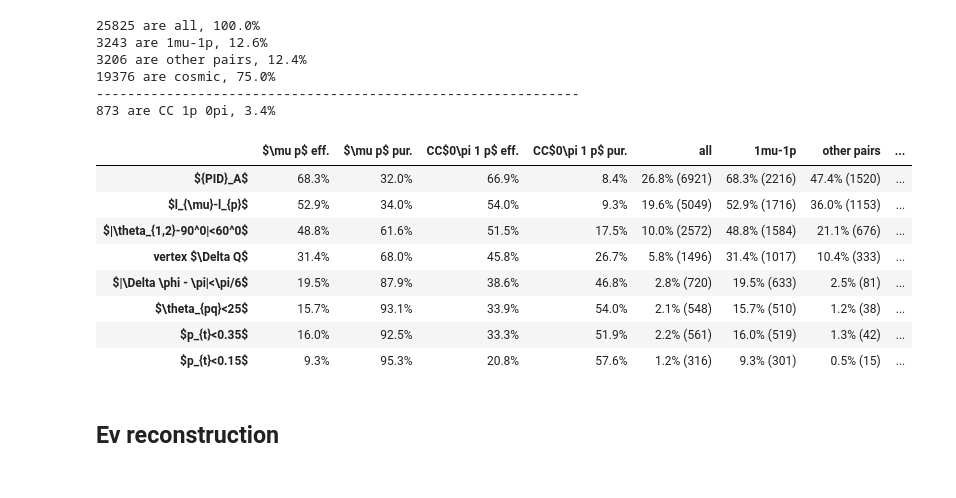
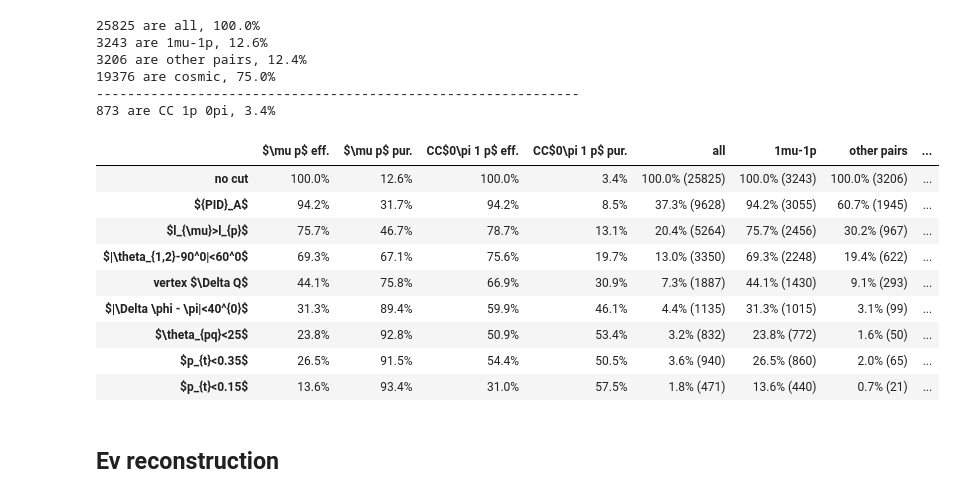
Before and after one commit to erezcoh4/AnalysisTreesInformation, a Jupyter notebook: CCQEPackage/notebooks/AnalysisReport/pairsEvReconstruction.ipynb, the cells around one changed output. Cells and saved outputs as stored; diff of their text form; code cells hidden in the pictures.

```diff
--- a/CCQEPackage/notebooks/AnalysisReport/pairsEvReconstruction.ipynb
+++ b/CCQEPackage/notebooks/AnalysisReport/pairsEvReconstruction.ipynb
@@ -61,28 +61,47 @@ pur_eff = pd.DataFrame()
 reduced = dict()
 for pair_type in pair_types: reduced[pair_type] = samples[pair_type]
 reduced_samples['no cut'] = reduced
+# before cuts
+reduced = dict()
+for pair_type in pair_types:
+    sam = reduced_samples['no cut'][pair_type]
+    reduced[pair_type] = sam
+get_pur_eff_cut(cut_name = 'no cut', reduced = reduced)
 
 # cut 1: PIDa
 reduced = dict()
 for pair_type in pair_types:
     sam = reduced_samples['no cut'][pair_type]
-    reduced[pair_type] = sam[sam['PIDA_assigned_muon']>6] # 8
+    reduced[pair_type] = sam[sam['PIDA_assigned_proton']>8]
 get_pur_eff_cut(cut_name = '${PID}_A$', reduced = reduced)
 
-# cut 2: lµ vs lp
+
+# # cut 2: lµ vs lp
+# reduced = dict()
+# for pair_type in pair_types:
+#     sam = reduced_samples['${PID}_A$'][pair_type]
+#     reduced[pair_type] = sam[(sam['l_small_pida']>4)
+#                              &(sam['l_large_pida']>8)&(sam['l_large_pida']<120)]
+# get_pur_eff_cut(cut_name = '$l_{\\mu}-l_{p}$', reduced = reduced)
+
+
+# cut 2.5: require that the longer track is the one with larger PIDa
 reduced = dict()
 for pair_type in pair_types:
     sam = reduced_samples['${PID}_A$'][pair_type]
-    reduced[pair_type] = sam[(sam['l_small_pida']>4)
-                             &(sam['l_large_pida']>8)&(sam['l_large_pida']<120)]
-get_pur_eff_cut(cut_name = '$l_{\\mu}-l_{p}$', reduced = reduced)
+    reduced[pair_type] = sam[sam['PIDA_long'] < sam['PIDA_short']]
+get_pur_eff_cut(cut_name = '$l_{\\mu}>l_{p}$', reduced = reduced)
+
+
 
 # cut 3: |\theta_{1,2}-90^0|<60^0$
 reduced = dict()
 for pair_type in pair_types:
-    sam = reduced_samples['$l_{\\mu}-l_{p}$'][pair_type]
+    sam = reduced_samples['$l_{\\mu}>l_{p}$'][pair_type]
     reduced[pair_type] = sam[np.abs(180./np.pi*sam['2_tracks_angle']-90)<60]
 get_pur_eff_cut(cut_name = '$|\theta_{1,2}-90^0|<60^0$', reduced = reduced)
+
+
 
 # cut 4: vertex $\Delta Q$
 reduced = dict()
@@ -91,47 +110,49 @@ for pair_type in pair_types:
     reduced[pair_type] = sam[sam['ratio_dQassociated_dQtot_ROI_20x40_AroundVertex_v']>-1.*sam['ratio_dQassociated_dQtot_ROI_20x40_AroundVertex_u']+1.5]
 get_pur_eff_cut(cut_name = 'vertex $\Delta Q$', reduced = reduced)
 
+
 # cut 5: $\Delta phi$
 reduced = dict()
 for pair_type in pair_types:
     sam = reduced_samples['vertex $\Delta Q$'][pair_type]
-    reduced[pair_type] = sam[np.abs(sam['delta_phi']-180.000)<30]
-get_pur_eff_cut(cut_name = '$|\Delta \phi - \pi|<\pi/6$', reduced = reduced)
+    reduced[pair_type] = sam[np.abs(sam['delta_phi']-180.000)<40]
+get_pur_eff_cut(cut_name = '$|\Delta \phi - \pi|<40^{0}$', reduced = reduced)
 
 # cut 6: $\theta_{pq}<25$
 reduced = dict()
 for pair_type in pair_types:
-    sam = reduced_samples['$|\Delta \phi - \pi|<\pi/6$'][pair_type]
+    sam = reduced_samples['$|\Delta \phi - \pi|<40^{0}$'][pair_type]
     reduced[pair_type] = sam[sam['reco_CC1p_theta_pq_fromE']<25]
 get_pur_eff_cut(cut_name = '$\theta_{pq}<25$', reduced = reduced)
 
 
 # modified cut 6: $p_{t}<0.35$
 reduced = dict()
 for pair_type in pair_types:
-    sam = reduced_samples['$|\Delta \phi - \pi|<\pi/6$'][pair_type]
+    sam = reduced_samples['$|\Delta \phi - \pi|<40^{0}$'][pair_type]
     reduced[pair_type] = sam[sam['reco_CC1p_Pt']<0.35]
 get_pur_eff_cut(cut_name = '$p_{t}<0.35$', reduced = reduced)
 
 
 # tight Pt cut for good Ev reconstruction
 reduced = dict()
 for pair_type in pair_types:
-    sam = reduced_samples['$|\Delta \phi - \pi|<\pi/6$'][pair_type]
+    sam = reduced_samples['$|\Delta \phi - \pi|<40^{0}$'][pair_type]
     reduced[pair_type] = sam[sam['reco_CC1p_Pt']<0.15]
 get_pur_eff_cut(cut_name = '$p_{t}<0.15$', reduced = reduced)
 
 pur_eff
 # %% [output]
 |  | $\mu p$ eff. | $\mu p$ pur. | CC$0\pi 1 p$ eff. | CC$0\pi 1 p$ pur. | all | 1mu-1p | other pairs | ... |
-| ${PID}_A$ | 68.3% | 32.0% | 66.9% | 8.4% | 26.8% (6921) | 68.3% (2216) | 47.4% (1520) | ... |
-| $l_{\mu}-l_{p}$ | 52.9% | 34.0% | 54.0% | 9.3% | 19.6% (5049) | 52.9% (1716) | 36.0% (1153) | ... |
-| $|\theta_{1,2}-90^0|<60^0$ | 48.8% | 61.6% | 51.5% | 17.5% | 10.0% (2572) | 48.8% (1584) | 21.1% (676) | ... |
-| vertex $\Delta Q$ | 31.4% | 68.0% | 45.8% | 26.7% | 5.8% (1496) | 31.4% (1017) | 10.4% (333) | ... |
-| $|\Delta \phi - \pi|<\pi/6$ | 19.5% | 87.9% | 38.6% | 46.8% | 2.8% (720) | 19.5% (633) | 2.5% (81) | ... |
-| $\theta_{pq}<25$ | 15.7% | 93.1% | 33.9% | 54.0% | 2.1% (548) | 15.7% (510) | 1.2% (38) | ... |
-| $p_{t}<0.35$ | 16.0% | 92.5% | 33.3% | 51.9% | 2.2% (561) | 16.0% (519) | 1.3% (42) | ... |
-| $p_{t}<0.15$ | 9.3% | 95.3% | 20.8% | 57.6% | 1.2% (316) | 9.3% (301) | 0.5% (15) | ... |
+| no cut | 100.0% | 12.6% | 100.0% | 3.4% | 100.0% (25825) | 100.0% (3243) | 100.0% (3206) | ... |
+| ${PID}_A$ | 94.2% | 31.7% | 94.2% | 8.5% | 37.3% (9628) | 94.2% (3055) | 60.7% (1945) | ... |
+| $l_{\mu}>l_{p}$ | 75.7% | 46.7% | 78.7% | 13.1% | 20.4% (5264) | 75.7% (2456) | 30.2% (967) | ... |
+| $|\theta_{1,2}-90^0|<60^0$ | 69.3% | 67.1% | 75.6% | 19.7% | 13.0% (3350) | 69.3% (2248) | 19.4% (622) | ... |
+| vertex $\Delta Q$ | 44.1% | 75.8% | 66.9% | 30.9% | 7.3% (1887) | 44.1% (1430) | 9.1% (293) | ... |
+| $|\Delta \phi - \pi|<40^{0}$ | 31.3% | 89.4% | 59.9% | 46.1% | 4.4% (1135) | 31.3% (1015) | 3.1% (99) | ... |
+| $\theta_{pq}<25$ | 23.8% | 92.8% | 50.9% | 53.4% | 3.2% (832) | 23.8% (772) | 1.6% (50) | ... |
+| $p_{t}<0.35$ | 26.5% | 91.5% | 54.4% | 50.5% | 3.6% (940) | 26.5% (860) | 2.0% (65) | ... |
+| $p_{t}<0.15$ | 13.6% | 93.4% | 31.0% | 57.5% | 1.8% (471) | 13.6% (440) | 0.7% (21) | ... |
 # %% [markdown]
 ## Ev reconstruction
 # %%
```
Also changed, not shown: parts of 17 cells of this notebook, 9 other files.
